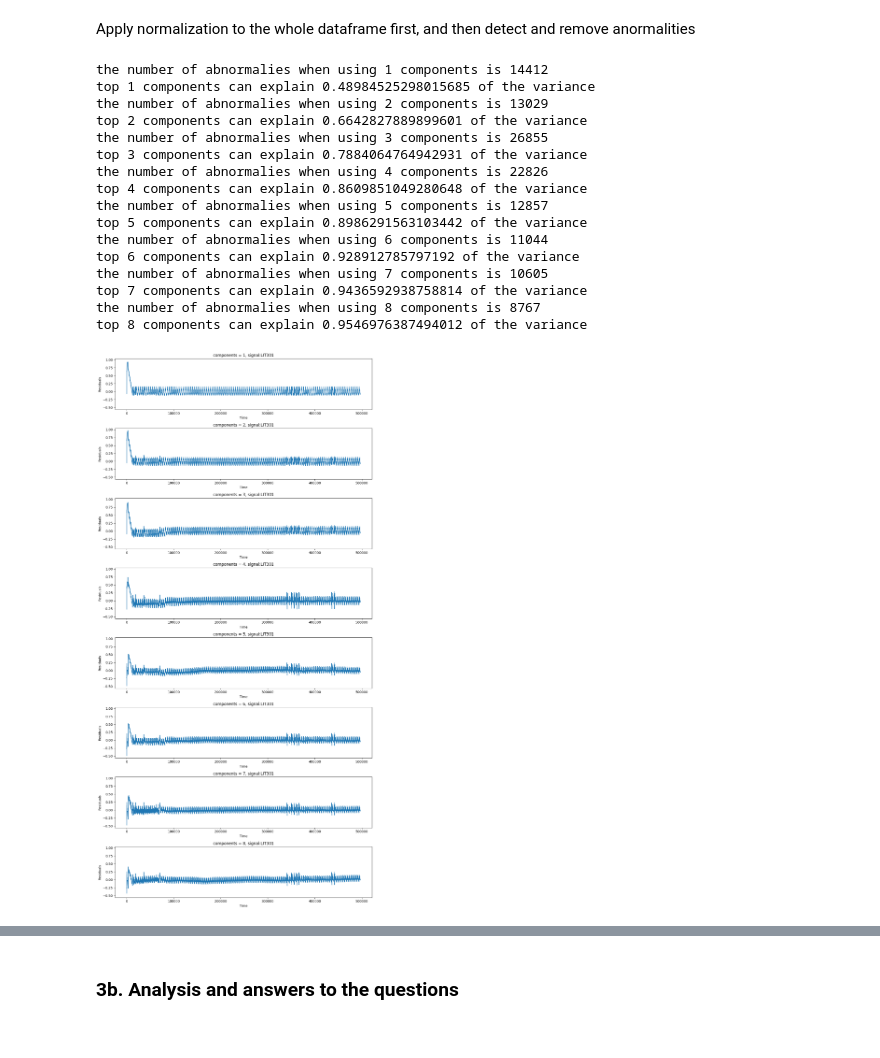
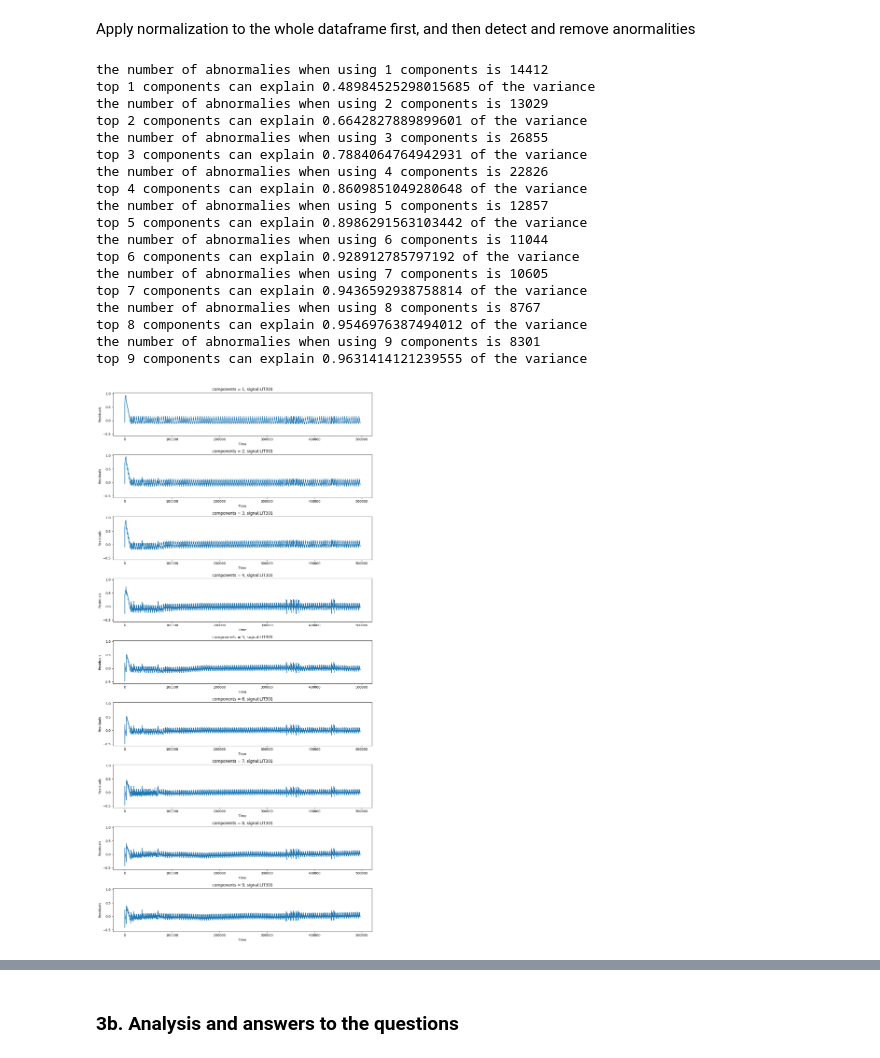
Before and after one commit to BigLob/CDA, a Jupyter notebook: Lab2.ipynb, the cells around one changed output, grey strips where cells are left out. Cells and saved outputs as stored; diff of their text form; code cells hidden in the pictures.

```diff
--- a/Lab2.ipynb
+++ b/Lab2.ipynb
@@ -209,7 +209,7 @@ signal = 'LIT301'
 threshold = 0.135
 
 # choose the best number of components
-num_components = [1,2,3,4,5,6,7,8]
+num_components =  range(1,10)
 
 fig, axes = plt.subplots(len(num_components), 1, figsize=(12, 24), sharey=True)
 
@@ -224,34 +224,36 @@ for i, num in enumerate(num_components):
 #     residuals = np.sqrt(np.sum((df_restored - normalized_df)**2, axis=1))
 
     axes[i].plot(range(len(residuals)), residuals)
     axes[i].set_xlabel('Time')
     axes[i].set_ylabel('Residuals')
     axes[i].set_title("components = {}, signal:{}".format(num,signal))
 
     count = len(residuals[abs(residuals) >= threshold])
     print("the number of abnormalies when using {} components is {}".format(num,count))
     print("top {} components can explain {} of the variance".format(len(pca.explained_variance_ratio_),sum(pca.explained_variance_ratio_)))
 
 plt.tight_layout()
 plt.show()
 # %% [output]
 the number of abnormalies when using 1 components is 14412
 top 1 components can explain 0.48984525298015685 of the variance
 the number of abnormalies when using 2 components is 13029
 top 2 components can explain 0.6642827889899601 of the variance
 the number of abnormalies when using 3 components is 26855
 top 3 components can explain 0.7884064764942931 of the variance
 the number of abnormalies when using 4 components is 22826
 top 4 components can explain 0.8609851049280648 of the variance
 the number of abnormalies when using 5 components is 12857
 top 5 components can explain 0.8986291563103442 of the variance
 the number of abnormalies when using 6 components is 11044
 top 6 components can explain 0.928912785797192 of the variance
 the number of abnormalies when using 7 components is 10605
 top 7 components can explain 0.9436592938758814 of the variance
 the number of abnormalies when using 8 components is 8767
 top 8 components can explain 0.9546976387494012 of the variance
+the number of abnormalies when using 9 components is 8301
+top 9 components can explain 0.9631414121239555 of the variance
-[figure, old version]
+[figure, new version]
 # %%
 # Detect and remove anormalies for training data
 
```
Also changed, not shown: parts of 13 cells of this notebook.
